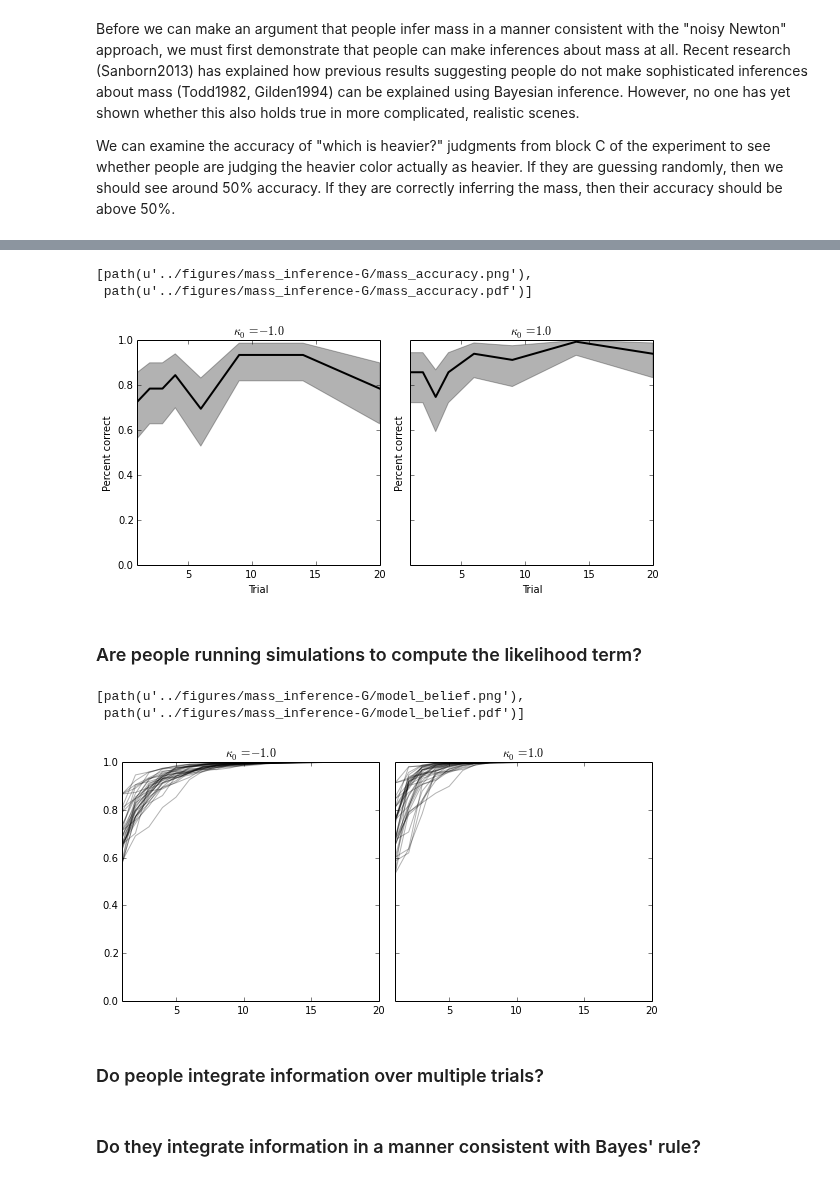
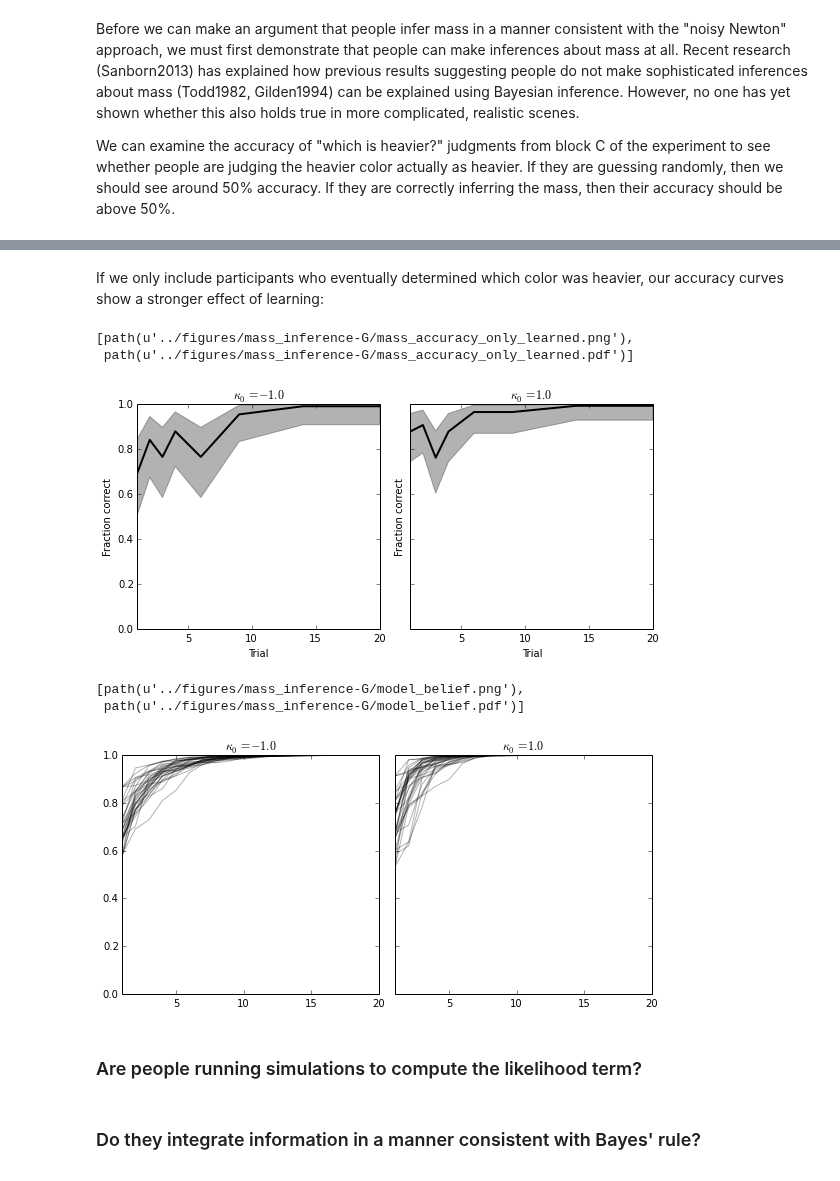
Before and after one commit to berkeley-cocosci/mass-inference, a Jupyter notebook: analysis/analysis.ipynb, the cells around one changed output, grey strips where cells are left out. Drawn from its saved outputs; the diff is of its cells as text; code cells hidden in the pictures.

Commit message:
Rerun analysis notebook

```diff
--- a/analysis/analysis.ipynb
+++ b/analysis/analysis.ipynb
@@ -153,18 +175,21 @@ path(u'../results/mass_responses.csv')
+# %% [markdown]
+If we only include participants who eventually determined which color was heavier, our accuracy curves show a stronger effect of learning:
+# %%
+# run the analysis necessary to generate the plot
+analyses.mass_responses_only_learned.run(data, results_path, seed)
+# plot the result
+plots.mass_accuracy_only_learned.plot(results_path, fig_path)
+# %% [output]
+[path(u'../figures/mass_inference-G/mass_accuracy_only_learned.png'),
+ path(u'../figures/mass_inference-G/mass_accuracy_only_learned.pdf')]
+[figure, added]
 # %%
-plots.mass_accuracy.plot(results_path, fig_path)
+plots.model_belief.plot(results_path, fig_path)
 # %% [output]
-[path(u'../figures/mass_inference-G/mass_accuracy.png'),
- path(u'../figures/mass_inference-G/mass_accuracy.pdf')]
+[path(u'../figures/mass_inference-G/model_belief.png'),
+ path(u'../figures/mass_inference-G/model_belief.pdf')]
-[figure, old version]
+[figure, new version]
 # %% [markdown]
 ### Are people running simulations to compute the likelihood term?
-# %%
-plots.model_belief.plot(results_path, fig_path)
-# %% [output]
-[path(u'../figures/mass_inference-G/model_belief.png'),
- path(u'../figures/mass_inference-G/model_belief.pdf')]
-[figure, removed]
-# %% [markdown]
-### Do people integrate information over multiple trials?
 # %% [markdown]
 ### Do they integrate information in a manner consistent with Bayes' rule?
```
Also changed, not shown: parts of 6 cells of this notebook.
